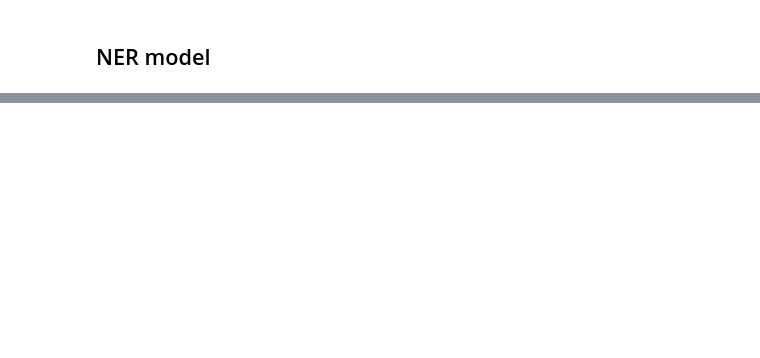
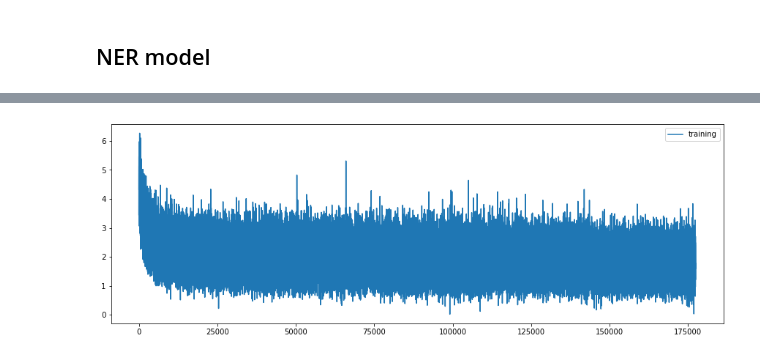
Before and after one commit to Serbernari/NER-summarization, a Jupyter notebook: bart_pretrain.ipynb, the cells around one changed output, grey strips where cells are left out. Cells and saved outputs as stored; diff of their text form; code cells hidden in the pictures; blank space fills up the shorter version.

```diff
--- a/bart_pretrain.ipynb
+++ b/bart_pretrain.ipynb
@@ -382,0 +1116,9 @@ HTML(spinner_css + input_form + javascript)
+# %%
+# Training loss graphic
+
+plt.figure(figsize=(15,5))
+plt.plot(train_losses)
+plt.legend(['training'])
+plt.show()
+# %% [output]
+[figure, added]
```
Also changed, not shown: parts of 137 cells of this notebook.
